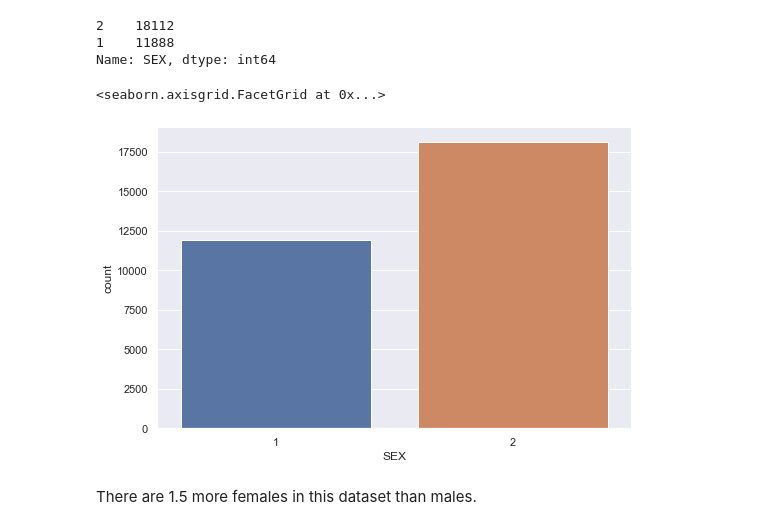
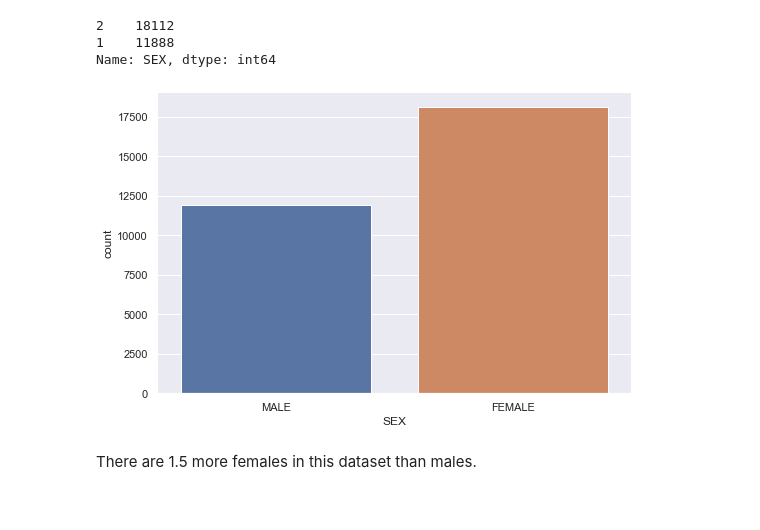
Before and after one commit to megball/Credit-default-analysis, a Jupyter notebook: Credit default analysis.ipynb, the cells around one changed output. Cells and saved outputs as stored; diff of their text form; code cells hidden in the pictures.

```diff
--- a/Credit default analysis.ipynb
+++ b/Credit default analysis.ipynb
@@ -240,11 +240,11 @@ credit['SEX'].value_counts()
 1    11888
 Name: SEX, dtype: int64
 # %%
-fg = sns.catplot('SEX', data=credit, kind='count', aspect=1.5)
-fg.set_xlabels('SEX')
+ax = sns.catplot('SEX', data=credit, kind='count', aspect=1.5)
+ax.set_xticklabels(['MALE','FEMALE'])
+plt.show()
 # %% [output]
-<seaborn.axisgrid.FacetGrid at 0x...>
-[figure, old version]
+[figure, new version]
 # %% [markdown]
 There are 1.5 more females in this dataset than males.
 # %%
```
Also changed, not shown: parts of 46 cells of this notebook.
